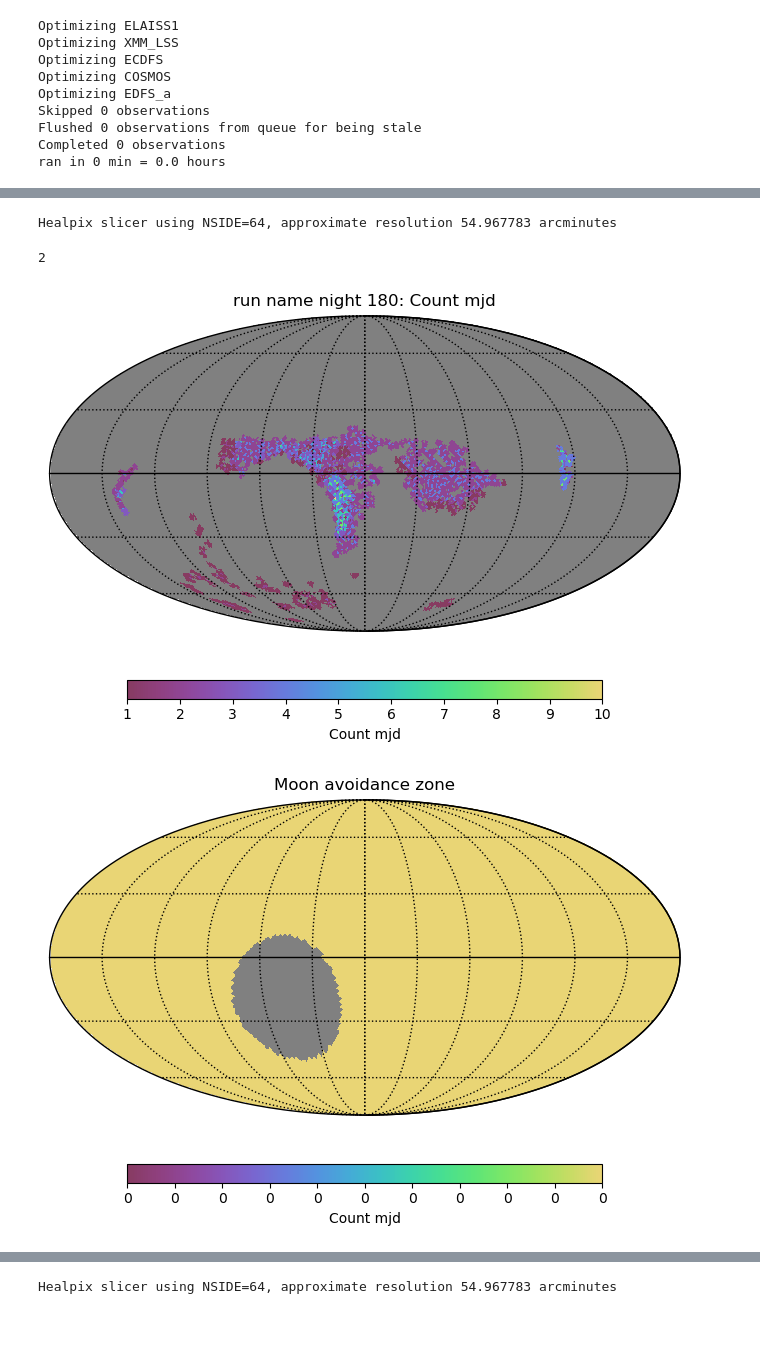
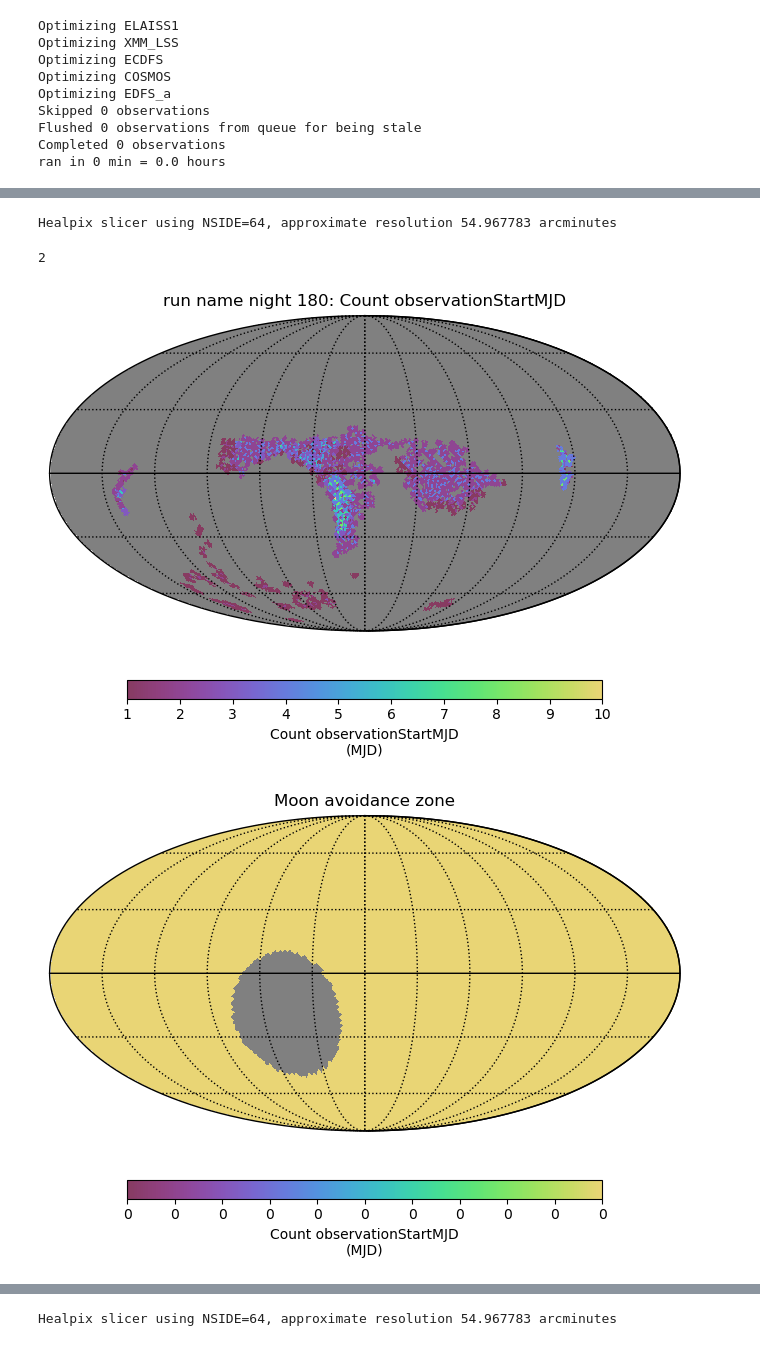
Before and after one commit to lsst-sims/-sims_featureScheduler_runs3.0, a Jupyter notebook: draft2_updated/live_example.ipynb, the cells around one changed output, grey strips where cells are left out. Drawn from its saved outputs; the diff is of its cells as text; code cells hidden in the pictures.

```diff
--- a/draft2_updated/live_example.ipynb
+++ b/draft2_updated/live_example.ipynb
@@ -408,7 +464,9 @@ def make_observations(scheduler, observatory, desired_observations=1000):
         conditions = observatory.return_conditions()
         filters_needed = filter_scheduler(conditions)
         print(f'End of night: current filters {conditions.mounted_filters}')
-        print(f'Required filters: {filters_needed}')
+        print(f'Required filters for next night: {filters_needed}')
+        if not set(filters_needed) == set(conditions.mounted_filters):
+            print(f'Need to swap some filters')
         # change the filters in the model observatory, for simulation purposes
         observatory.observatory.mount_filters(filters_needed)
 
@@ -447,0 +485,9 @@ newobs[['mjd', 'RA', 'dec', 'rotSkyPos', 'filter', 'fivesigmadepth', 'FWHMeff',
+# %%
+# Transform 'observations' into the same format/degrees, etc. as simulation outputs
+sc = SchemaConverter()
+
+newobs = sc.obs2opsim(np.array(observations)[:, 0])
+
+shortcols = ['observationStartMJD', 'fieldRA', 'fieldDec', 'rotSkyPos', 'filter', 'fiveSigmaDepth',
+             'seeingFwhmEff', 'night', 'note', 'sunAlt']
+newobs[shortcols]
@@ -448,24 +508,24 @@ newobs[['mjd', 'RA', 'dec', 'rotSkyPos', 'filter', 'fivesigmadepth', 'FWHMeff',
 # %%
 # we can feed that into a feature object to make a map - or feed it into MAF
 
-metric = maf.CountMetric(col='mjd')
-slicer = maf.HealpixSlicer(nside=64, lon_col='RA', lat_col='dec')
+metric = maf.CountMetric(col='observationStartMJD')
+slicer = maf.HealpixSlicer(nside=64)
 constraint = None
 bundle = maf.MetricBundle(metric, slicer, constraint, info_label='night 180')
 
 g = maf.MetricBundleGroup({'count': bundle}, None)
 g.run_current(sim_data=newobs.to_records(), constraint=None)
 
 ph = maf.PlotHandler()
 ph.set_metric_bundles([bundle])
 ph.plot(maf.HealpixSkyMap(), plot_dicts={'rot': (180, 0, 0)})
 # for reference on moon location
 tmp = copy.deepcopy(bundle)
 tmp.metric_values = np.ma.MaskedArray(data=maps[moon_map], mask=False)
 ph.set_metric_bundles([tmp])
 ph.plot(maf.HealpixSkyMap(), plot_dicts={'title': "Moon avoidance zone", 'rot': (180, 0, 0)})
 # %% [output]
 Healpix slicer using NSIDE=64, approximate resolution 54.967783 arcminutes
 2
-[figure, old version]
+[figure, new version]
-[figure, old version]
+[figure, new version]
```
Also changed, not shown: parts of 17 cells of this notebook.
